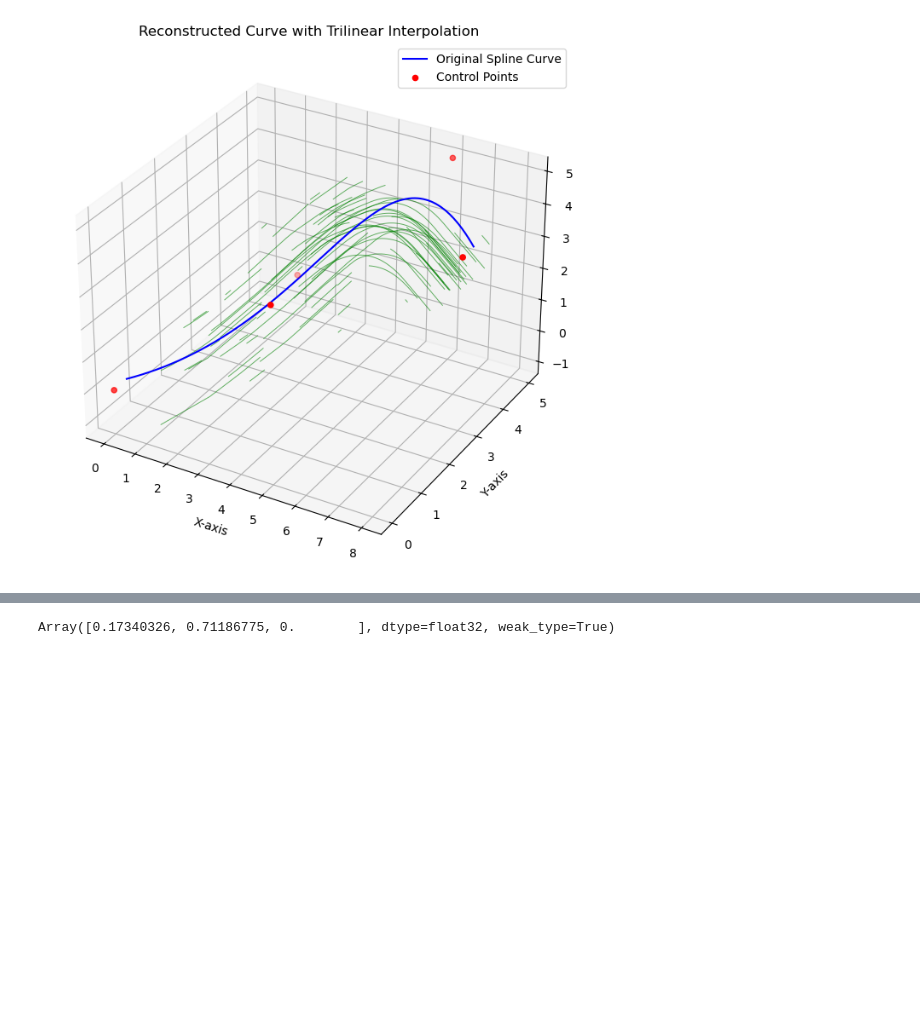
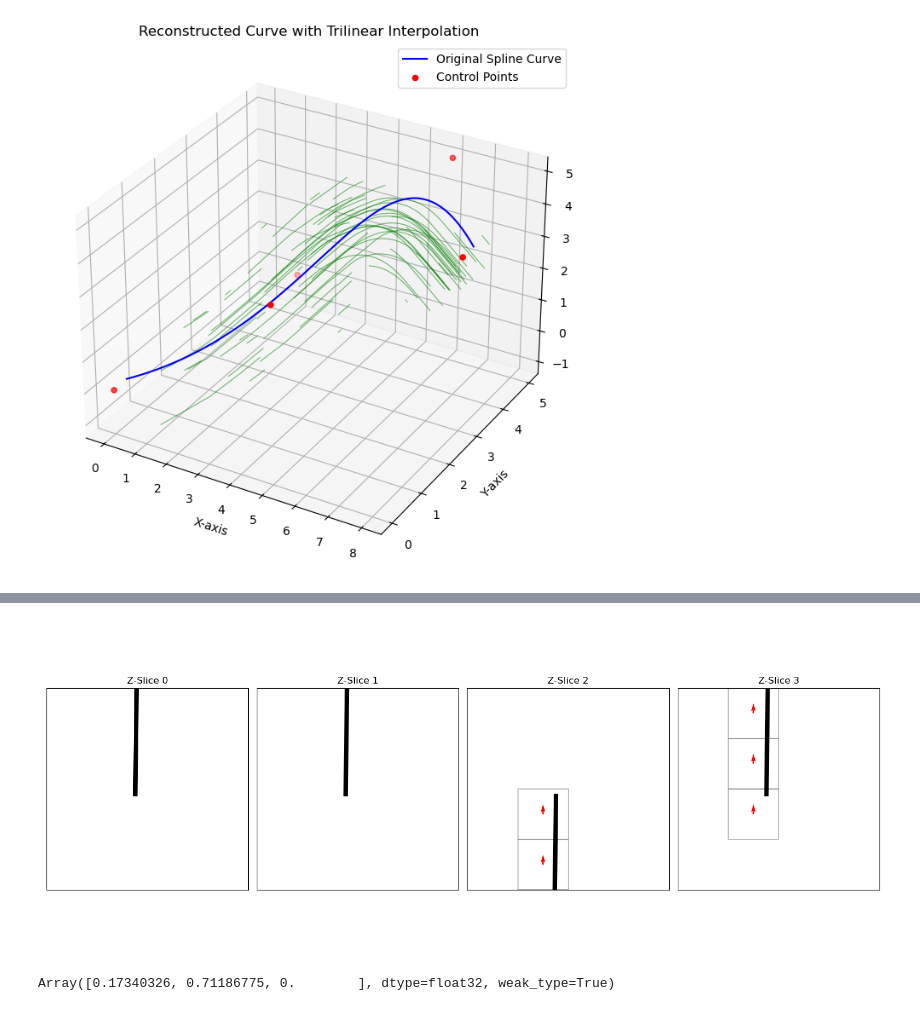
Before and after one commit to mackelab/dmri, a Jupyter notebook: notebooks/global_simulator/global_models.ipynb, the cells around one changed output, grey strips where cells are left out. Saved outputs shown, nothing was run; the diff lists cells and outputs as text; code cells hidden in the pictures; blank space fills up the shorter version.

```diff
--- a/notebooks/global_simulator/global_models.ipynb
+++ b/notebooks/global_simulator/global_models.ipynb
@@ -414,3 +516,54 @@ plt.show()
+# %%
+
+# Assuming VoxelGrid and required functions are defined
+
+fig, axs = plt.subplots(1, grid.n_voxels_z, figsize=(15, 6))
+
+# Iterate over all Z-slices
+for z in range(grid.n_voxels_z):
+    ax = axs[z]
+    ax.set_title(f"Z-Slice {z}")
+
+    # Extract the voxel boundaries and data for this slice
+    for voxel_idx in voxel_idxs:
+        if voxel_idx[2] == z:  # Only process voxels in the current Z-slice
+            voxel_start, voxel_end = grid.get_voxel_boundaries(*voxel_idx)
+
+            # Define the rectangle's corners for 2D representation
+            rect_x = [voxel_start[0], voxel_end[0], voxel_end[0], voxel_start[0], voxel_start[0]]
+            rect_y = [voxel_start[1], voxel_start[1], voxel_end[1], voxel_end[1], voxel_start[1]]
+
+            # Plot the voxel as a 2D rectangle
+            ax.plot(rect_x, rect_y, color='gray', alpha=0.5)
+
+            # Plot the tangent vector for the voxel
+            avg_tangent = average_tangets[tuple(voxel_idx)]
+            center = jnp.array(grid.get_voxel_center(*voxel_idx))
+
+            # Normalize tangent for proper scaling
+            norm = jnp.linalg.norm(avg_tangent)
+            if norm > 0:
+                direction = avg_tangent[:2] / norm * 0.05  # Normalize for 2D visualization
+                ax.quiver(center[0], center[1], direction[0], direction[1], color='red', scale=1, scale_units='xy', angles='xy')
+
+    # Filter and plot spline segments within this Z slice
+    spline_mask = (spline_values[:, 2] >= voxel_start[2]) & (spline_values[:, 2] < voxel_end[2])
+    valid_spline_points = spline_values[spline_mask]
+
+    if len(valid_spline_points) > 1:
+        ax.plot(valid_spline_points[:, 0], valid_spline_points[:, 1], lw=diameter*100, color='black')
+
+    # Set plot limits and formatting
+    ax.set_xlim(0, 1)
+    ax.set_ylim(0, 1)
+    ax.set_xticks([])
+    ax.set_yticks([])
+    ax.set_aspect('equal')
+
+plt.tight_layout()
+plt.show()
+# %% [output]
+[figure, added]
 # %%
 from dmri.utils.transform import normal_to_dirichlet, dirichlet_to_normal
 import jax
```
Also changed, not shown: parts of 4 cells of this notebook, 15 other files.
